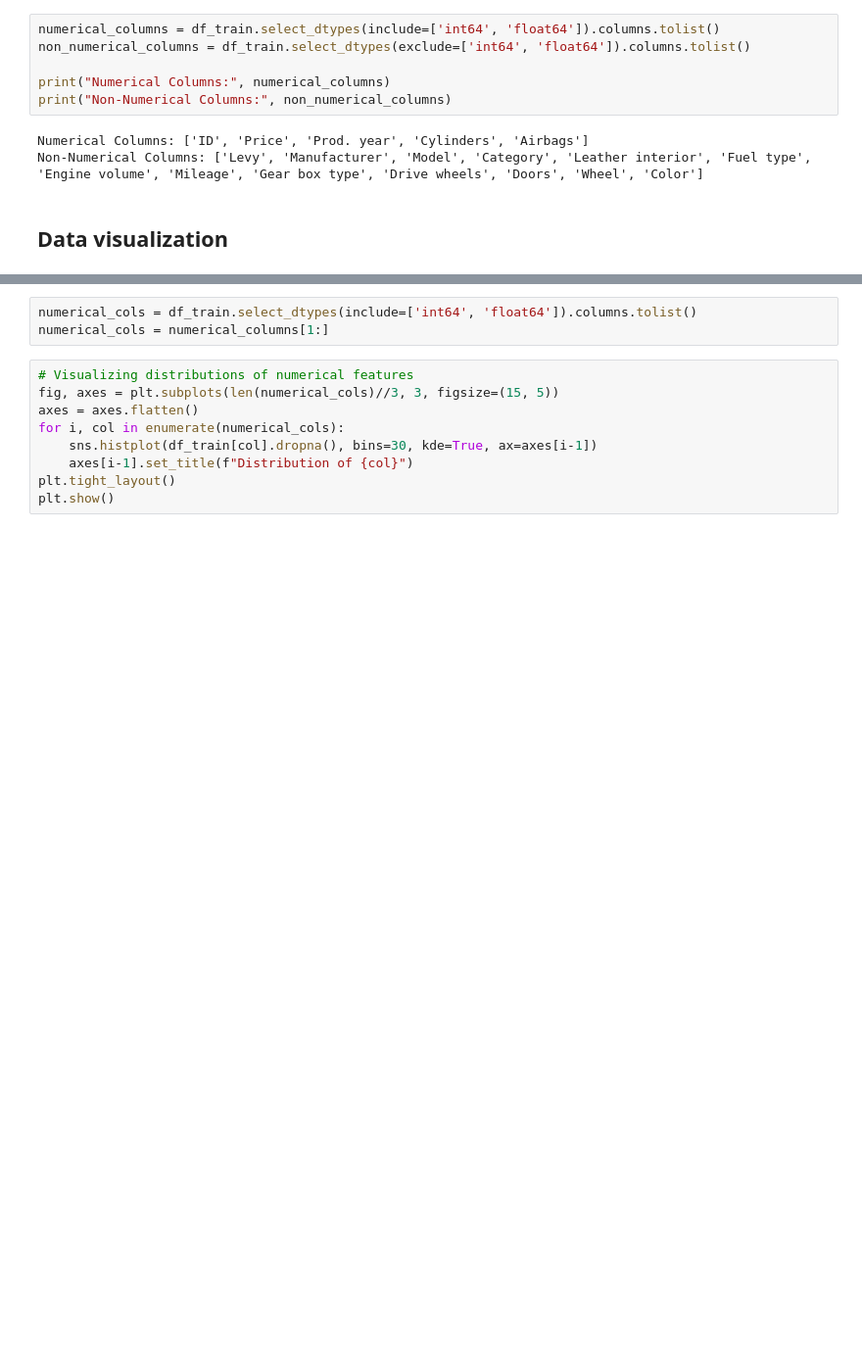
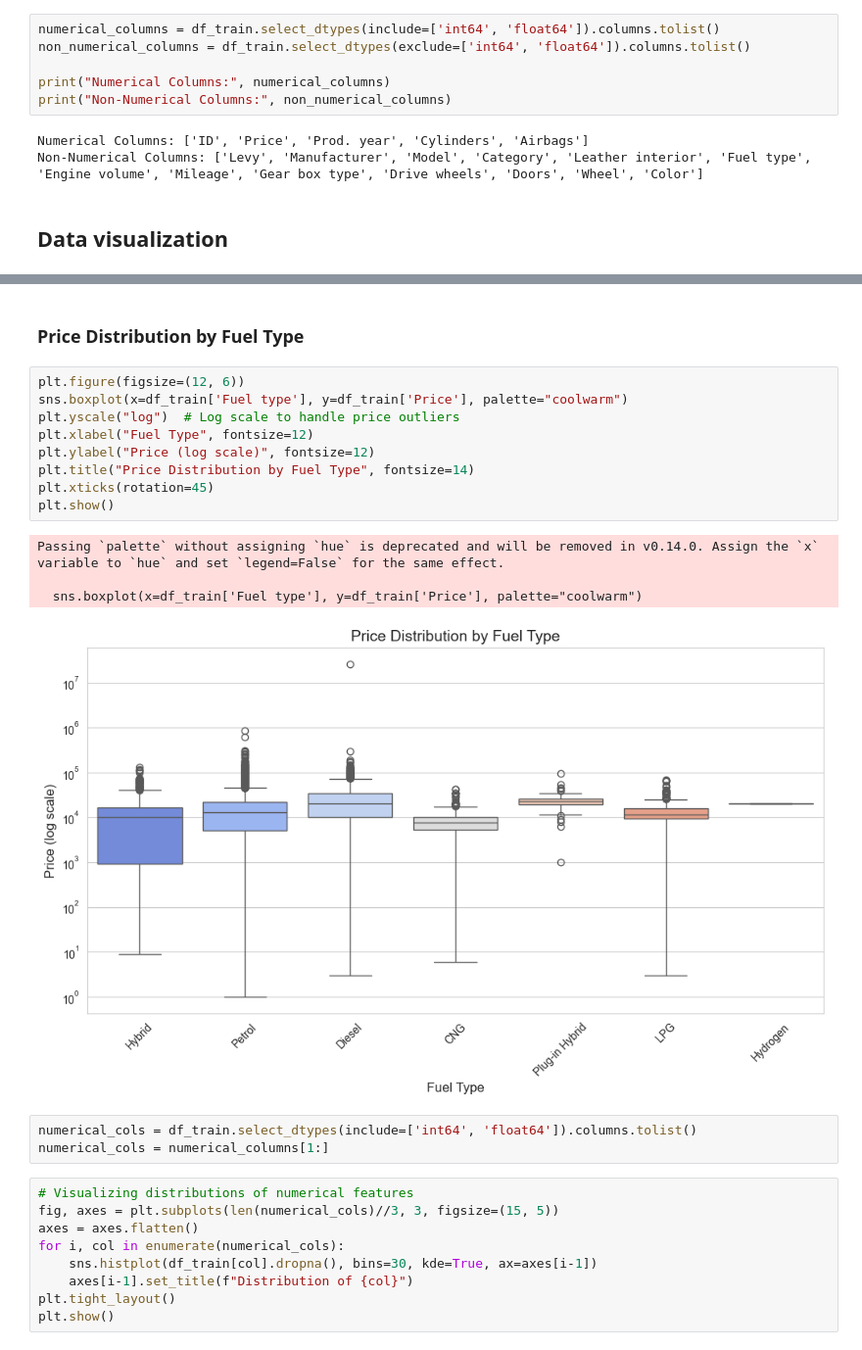
Before and after one commit to gianluca-filesi/API_project, a Jupyter notebook: Notebook/Filesi_ODonovan.ipynb, the cells around one changed output, grey strips where cells are left out. Shown at 98% size. Saved outputs shown, nothing was run; the diff lists cells and outputs as text; blank space fills up the shorter version.

```diff
--- a/Notebook/Filesi_ODonovan.ipynb
+++ b/Notebook/Filesi_ODonovan.ipynb
@@ -51,3 +65,19 @@ plt.show()
+# %% [markdown]
+### Price Distribution by Fuel Type
+# %%
+plt.figure(figsize=(12, 6))
+sns.boxplot(x=df_train['Fuel type'], y=df_train['Price'], palette="coolwarm")
+plt.yscale("log")  # Log scale to handle price outliers
+plt.xlabel("Fuel Type", fontsize=12)
+plt.ylabel("Price (log scale)", fontsize=12)
+plt.title("Price Distribution by Fuel Type", fontsize=14)
+plt.xticks(rotation=45)
+plt.show()
+# %% [output]
+Passing `palette` without assigning `hue` is deprecated and will be removed in v0.14.0. Assign the `x` variable to `hue` and set `legend=False` for the same effect.
+
+  sns.boxplot(x=df_train['Fuel type'], y=df_train['Price'], palette="coolwarm")
+[figure, added]
 # %%
 numerical_cols = df_train.select_dtypes(include=['int64', 'float64']).columns.tolist()
 numerical_cols = numerical_columns[1:]
```
Also changed, not shown: parts of 36 cells of this notebook.
